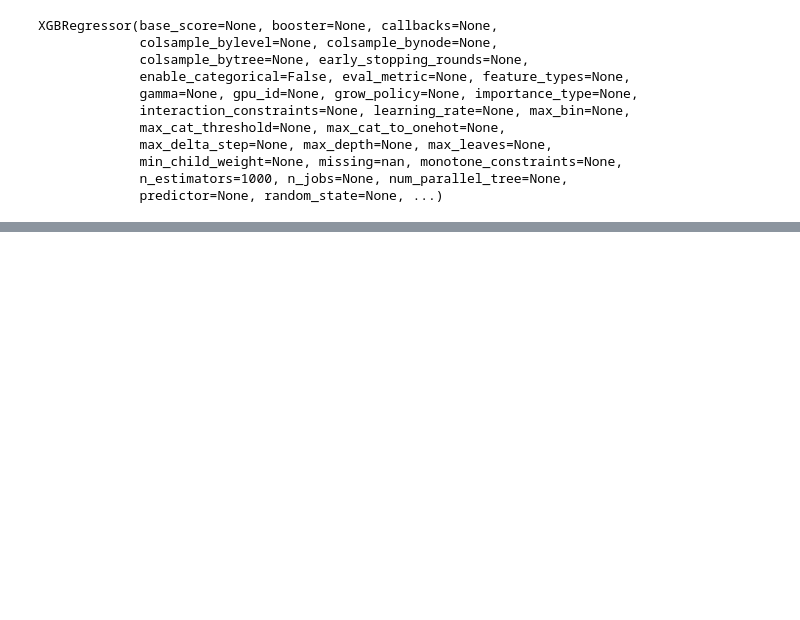
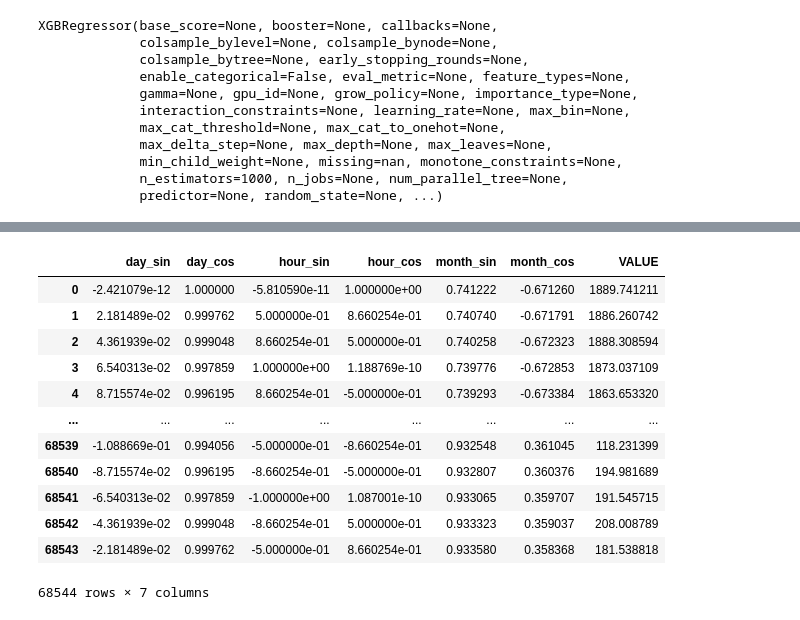
Before and after one commit to suryaavala/powr, a Jupyter notebook: notebooks/03_Data_Preprocessing.ipynb, the cells around one changed output, grey strips where cells are left out. Drawn from its saved outputs; the diff is of its cells as text; code cells hidden in the pictures; blank space fills up the shorter version.

Commit message:
feat: preprocessing data in elt step

```diff
--- a/notebooks/03_Data_Preprocessing.ipynb
+++ b/notebooks/03_Data_Preprocessing.ipynb
@@ -217,0 +218,31 @@ fi.sort_values('importance').plot(kind='barh', title='Feature Importance')
+# %%
+FEATURES = ['day_sin', 'day_cos', 'hour_sin', 'hour_cos', 'month_sin',
+       'month_cos', 'MA30', 'MA15']
+TARGET = 'VALUE'
+print(FEATURES, TARGET)
+print(len(FEATURES))
+
+# taking only the last split
+tscv = TimeSeriesSplit()
+for train_index, test_index in tscv.split(df_feat):
+    train_idx, test_idx = train_index, test_index
+print(train_idx, test_idx)
+X_train, X_test = df_feat[FEATURES].iloc[train_idx], df_feat[FEATURES].iloc[test_idx]
+y_train, y_test = df_feat[TARGET].iloc[train_idx], df_feat[TARGET].iloc[test_idx]
+print(X_train.shape, X_test.shape, y_train.shape, y_test.shape)
+
+scaler = MinMaxScaler(feature_range=(-1, 1))
+y_train = scaler.fit_transform(y_train.values.reshape(-1, 1))
+y_test = scaler.transform(y_test.values.reshape(-1, 1))
+print(y_train.shape, y_test.shape)
+
+xreg = xgb.XGBRegressor(objective='reg:squarederror', n_estimators=1000)
+
+xreg.fit(X_train, y_train,
+        eval_set=[(X_train, y_train), (X_test, y_test)],
+        verbose=100)
+
+fi = pd.DataFrame(data=xreg.feature_importances_,
+             index=xreg.feature_names_in_,
+             columns=['importance'])
+fi.sort_values('importance').plot(kind='barh', title='Feature Importance')
@@ -251,0 +272,17 @@ df_feat
+# %%
+df_feat[['day_sin', 'day_cos', 'hour_sin', 'hour_cos', 'month_sin',
+       'month_cos',] + [TARGET]]
+# %% [output]
+|  | day_sin | day_cos | hour_sin | hour_cos | month_sin | month_cos | VALUE |
+| 0 | -2.421079e-12 | 1.000000 | -5.810590e-11 | 1.000000e+00 | 0.741222 | -0.671260 | 1889.741211 |
+| 1 | 2.181489e-02 | 0.999762 | 5.000000e-01 | 8.660254e-01 | 0.740740 | -0.671791 | 1886.260742 |
+| 2 | 4.361939e-02 | 0.999048 | 8.660254e-01 | 5.000000e-01 | 0.740258 | -0.672323 | 1888.308594 |
+| 3 | 6.540313e-02 | 0.997859 | 1.000000e+00 | 1.188769e-10 | 0.739776 | -0.672853 | 1873.037109 |
+| 4 | 8.715574e-02 | 0.996195 | 8.660254e-01 | -5.000000e-01 | 0.739293 | -0.673384 | 1863.653320 |
+| ... | ... | ... | ... | ... | ... | ... | ... |
+| 68539 | -1.088669e-01 | 0.994056 | -5.000000e-01 | -8.660254e-01 | 0.932548 | 0.361045 | 118.231399 |
+| 68540 | -8.715574e-02 | 0.996195 | -8.660254e-01 | -5.000000e-01 | 0.932807 | 0.360376 | 194.981689 |
+| 68541 | -6.540313e-02 | 0.997859 | -1.000000e+00 | 1.087001e-10 | 0.933065 | 0.359707 | 191.545715 |
+| 68542 | -4.361939e-02 | 0.999048 | -8.660254e-01 | 5.000000e-01 | 0.933323 | 0.359037 | 208.008789 |
+| 68543 | -2.181489e-02 | 0.999762 | -5.000000e-01 | 8.660254e-01 | 0.933580 | 0.358368 | 181.538818 |
+68544 rows × 7 columns
```
Also changed, not shown: parts of 9 cells of this notebook, 11 other files.
